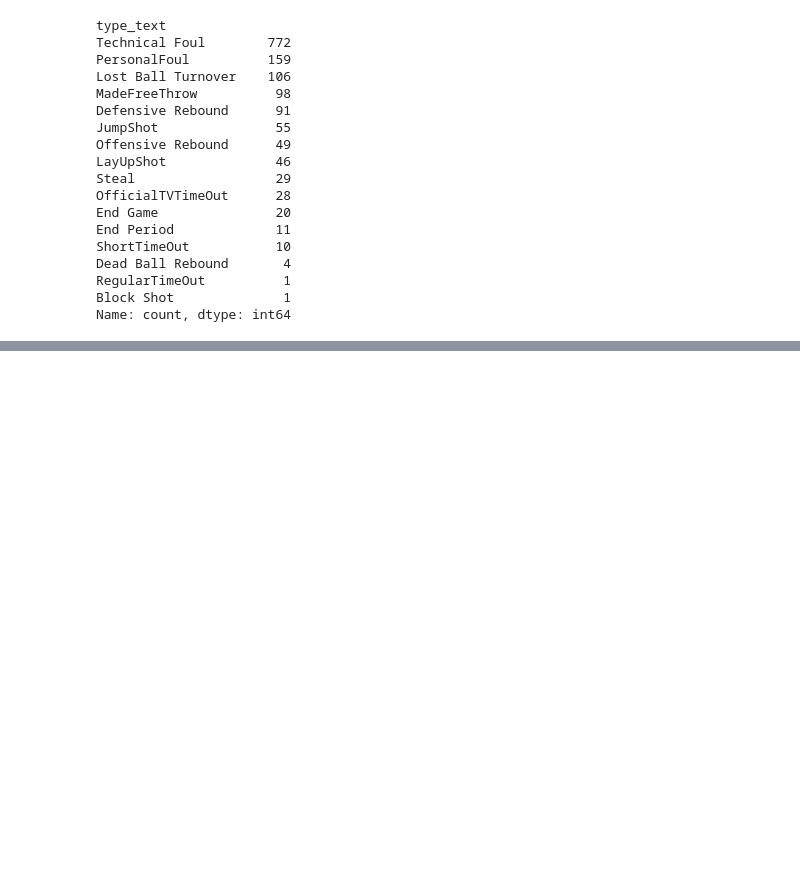
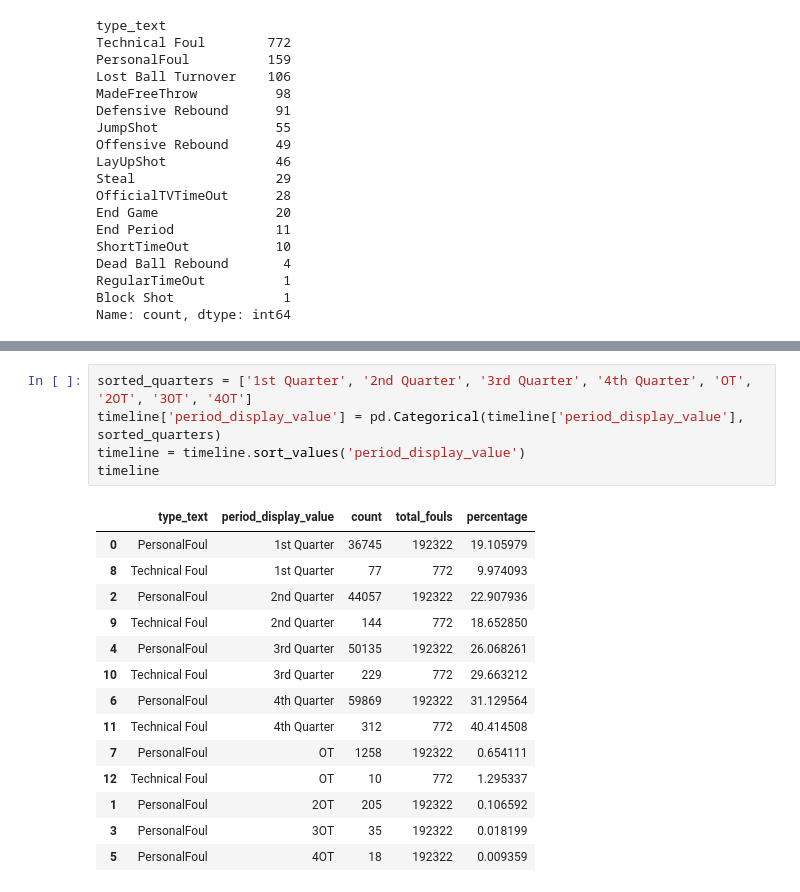
Before and after one commit to aimeejohnson/ncaa-basketball-capstone, a Jupyter notebook: notebooks/foul_analysis.ipynb, the cells around one changed output, grey strips where cells are left out. Saved outputs shown, nothing was run; the diff lists cells and outputs as text; blank space fills up the shorter version.

```diff
--- a/notebooks/foul_analysis.ipynb
+++ b/notebooks/foul_analysis.ipynb
@@ -239,0 +277,20 @@ Name: count, dtype: int64
+# %%
+sorted_quarters = ['1st Quarter', '2nd Quarter', '3rd Quarter', '4th Quarter', 'OT', '2OT', '3OT', '4OT']
+timeline['period_display_value'] = pd.Categorical(timeline['period_display_value'], sorted_quarters)
+timeline = timeline.sort_values('period_display_value')
+timeline
+# %% [output]
+|  | type_text | period_display_value | count | total_fouls | percentage |
+| 0 | PersonalFoul | 1st Quarter | 36745 | 192322 | 19.105979 |
+| 8 | Technical Foul | 1st Quarter | 77 | 772 | 9.974093 |
+| 2 | PersonalFoul | 2nd Quarter | 44057 | 192322 | 22.907936 |
+| 9 | Technical Foul | 2nd Quarter | 144 | 772 | 18.652850 |
+| 4 | PersonalFoul | 3rd Quarter | 50135 | 192322 | 26.068261 |
+| 10 | Technical Foul | 3rd Quarter | 229 | 772 | 29.663212 |
+| 6 | PersonalFoul | 4th Quarter | 59869 | 192322 | 31.129564 |
+| 11 | Technical Foul | 4th Quarter | 312 | 772 | 40.414508 |
+| 7 | PersonalFoul | OT | 1258 | 192322 | 0.654111 |
+| 12 | Technical Foul | OT | 10 | 772 | 1.295337 |
+| 1 | PersonalFoul | 2OT | 205 | 192322 | 0.106592 |
+| 3 | PersonalFoul | 3OT | 35 | 192322 | 0.018199 |
+| 5 | PersonalFoul | 4OT | 18 | 192322 | 0.009359 |
```
Also changed, not shown: parts of 6 cells of this notebook.
